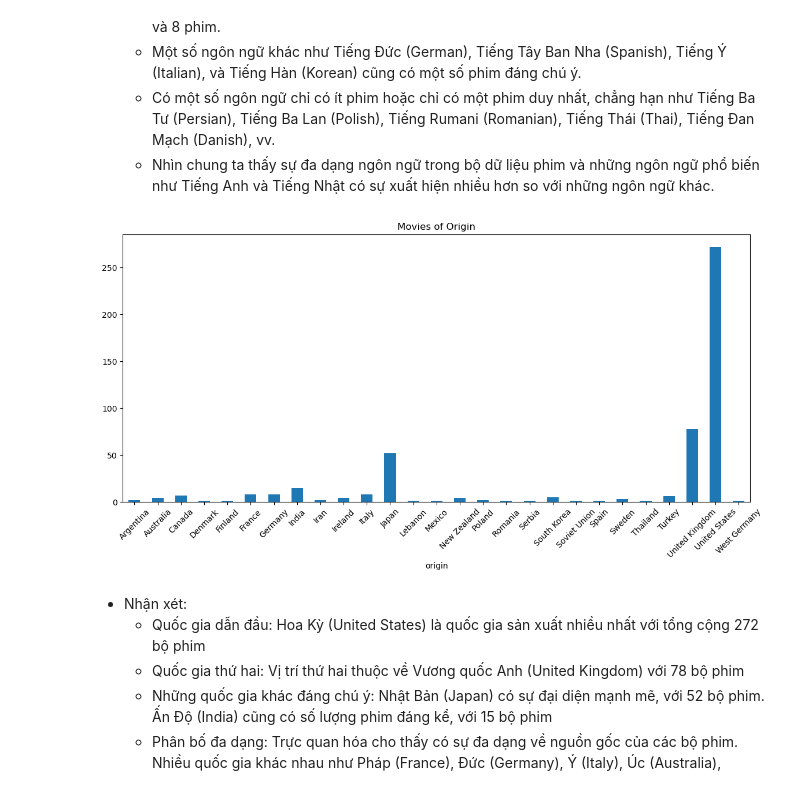
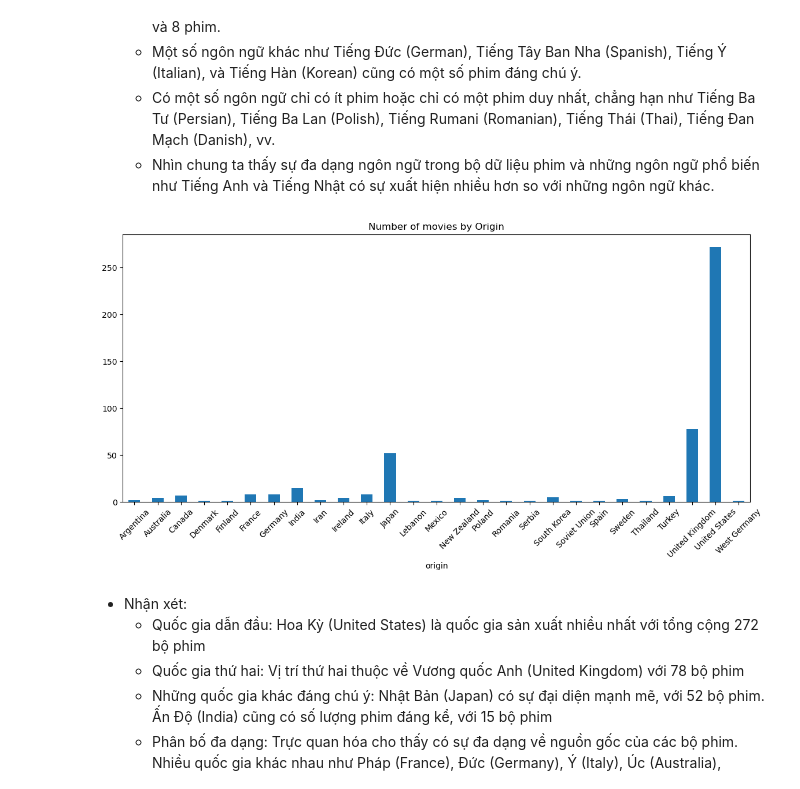
Before and after one commit to LeRon1605/movie-recommender-system, a Jupyter notebook: visualize-data/data-visualisation.ipynb, the cells around one changed output. Cells and saved outputs as stored; diff of their text form; code cells hidden in the pictures.

```diff
--- a/visualize-data/data-visualisation.ipynb
+++ b/visualize-data/data-visualisation.ipynb
@@ -302,12 +302,12 @@ plt.show()
 # %%
 origin = movies['origin']
 df = pd.DataFrame(movies['origin']).groupby('origin').size()
 df.plot.bar(figsize=(14,6))
-plt.title('Movies by Origin')
+plt.title('Number of movies by Origin')
 plt.xticks(rotation=45)
 plt.show()
 # %% [output]
-[figure, old version]
+[figure, new version]
 # %% [markdown]
 - Nhận xét:
     + Quốc gia dẫn đầu: Hoa Kỳ (United States) là quốc gia sản xuất nhiều nhất với tổng cộng 272 bộ phim
```
Also changed, not shown: parts of 4 cells of this notebook.
